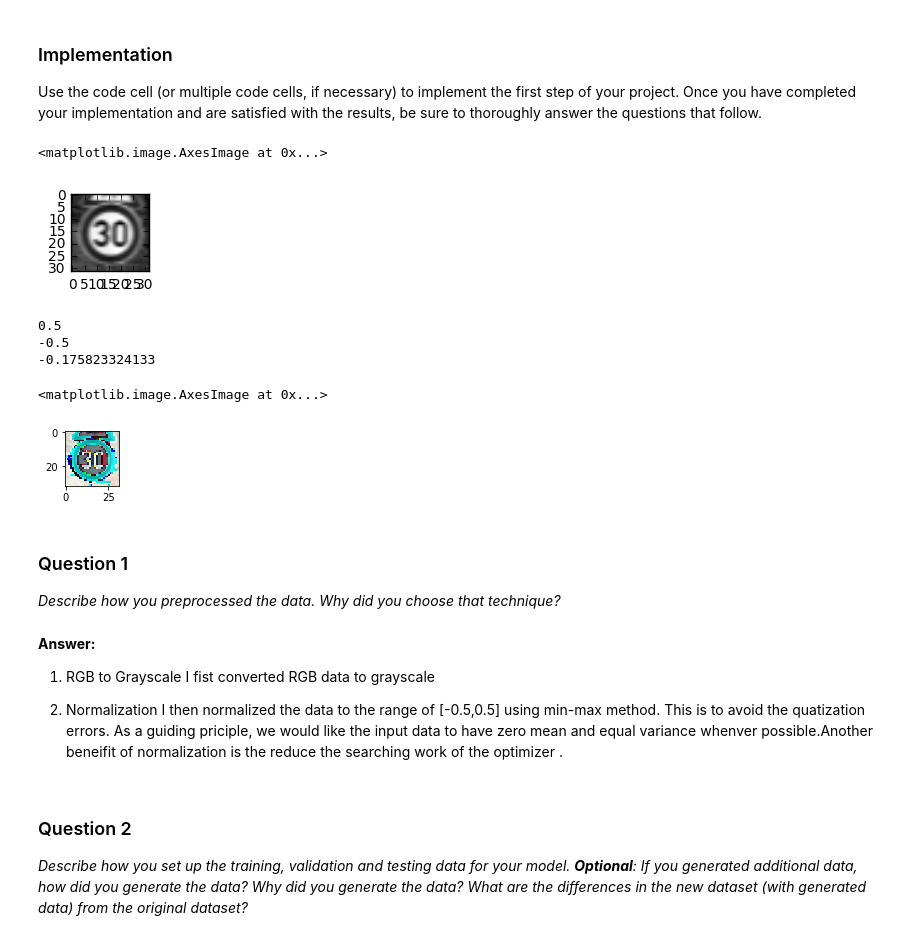
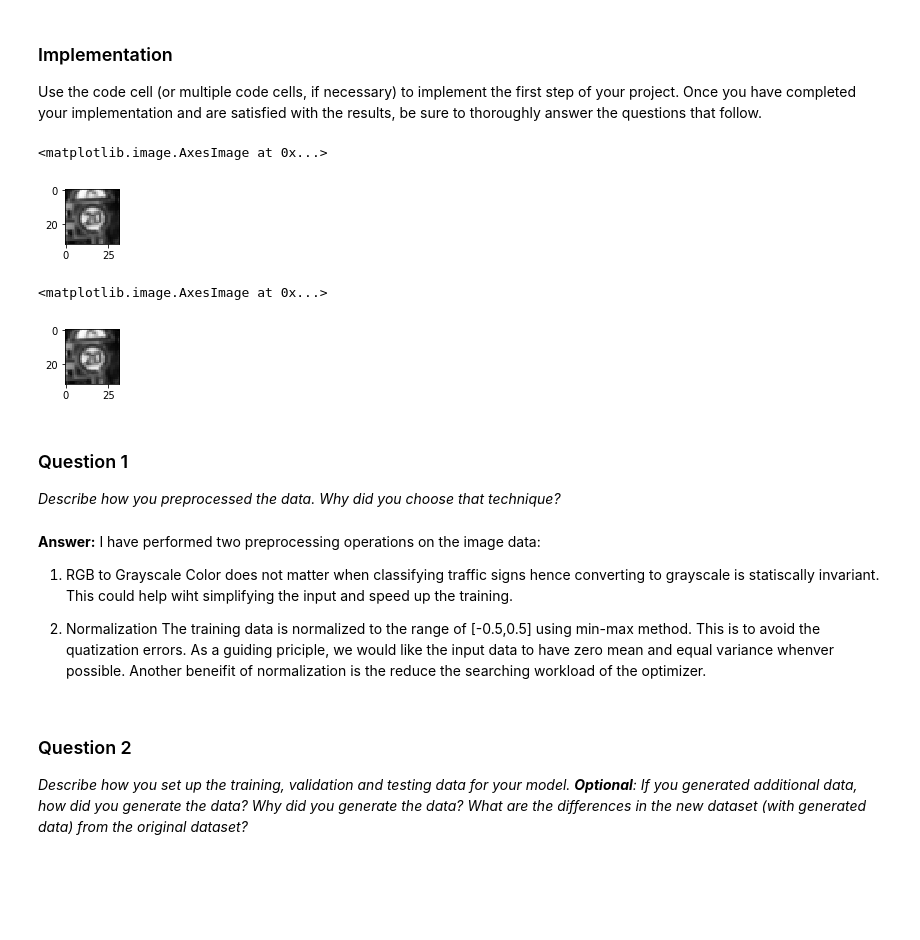
Before and after one commit to gothicmicky/MoocProjects, a Jupyter notebook: SelfDrivingCar/Term1/L11_TrafficSignClassifier/CarND-Traffic-Sign-Classifier-Project-Sharon/Traffic_Sign_Classifier.ipynb, the cells around one changed output. Drawn from its saved outputs; the diff is of its cells as text; code cells hidden in the pictures; blank space fills up the shorter version.

```diff
--- a/SelfDrivingCar/Term1/L11_TrafficSignClassifier/CarND-Traffic-Sign-Classifier-Project-Sharon/Traffic_Sign_Classifier.ipynb
+++ b/SelfDrivingCar/Term1/L11_TrafficSignClassifier/CarND-Traffic-Sign-Classifier-Project-Sharon/Traffic_Sign_Classifier.ipynb
@@ -122,8 +136,6 @@ Use the code cell (or multiple code cells, if necessary) to implement the first
 ### Preprocess the data here.
 # %%
 # RGB to grayscale
-import cv2
-
 if not is_features_grayscale:
     X_train = np.mean(X_train, axis=3,dtype=int)
     X_train.resize([X_train.shape[0],X_train.shape[1],X_train.shape[2],1])
@@ -132,42 +144,37 @@ if not is_features_grayscale:
     is_features_grayscale = True
 
 index = random.randint(0, len(X_train))
-image = X_train[1000].squeeze()
+image = X_train[0].squeeze()
 plt.figure(figsize=(1,1))
 plt.imshow(image, cmap="gray")
 # %% [output]
 <matplotlib.image.AxesImage at 0x...>
-[figure, old version]
+[figure, new version]
 # %%
 # Nomalize input image data
-import math
-
 def normalize_grayscale(image_data,min,max):
     """
     Normalize the image data with Min-Max scaling to a range of [min, max]
     :param image_data: The image data to be normalized
     :return: Normalized image data
     """
     # TODO: Implement Min-Max scaling for grayscale image data
     grayscale_min = 0
     grayscale_max = 255
     return min + ( ( (image_data - grayscale_min)*(max - min) )/( grayscale_max - grayscale_min ) )
 
 #X_train = X_train.astype('float32')
 if not is_features_normal:
     X_train = normalize_grayscale(X_train,-0.5,0.5)
     X_test = normalize_grayscale(X_test,-0.5,0.5)
     is_features_normal = True
 
 #assert(math.isclose(np.min(X_train), -0.5, abs_tol=1e-5) and math.isclose(np.max(X_train), 0.5, abs_tol=1e-5)), "The range of the training data is: %.1f to %.1f" % (np.min(X_train), np.max(X_train))
 #assert(math.isclose(np.min(X_val), -0.5, abs_tol=1e-5) and math.isclose(np.max(X_val), 0.5, abs_tol=1e-5)), "The range of the validation data is: %.1f to %.1f" % (np.min(X_val), np.max(X_val))
 index = random.randint(0, len(X_train))
-image = X_train[1000].squeeze()
+image = X_train[0].squeeze()
 plt.figure(figsize=(1,1))
 plt.imshow(image, cmap="gray")
 # %% [output]
-0.5
--0.5
--0.175823324133
+<matplotlib.image.AxesImage at 0x...>
-<matplotlib.image.AxesImage at 0x...>
-[figure, old version]
+[figure, new version]
@@ -179,11 +184,13 @@ plt.imshow(image, cmap="gray")
 _Describe how you preprocessed the data. Why did you choose that technique?_
 # %% [markdown]
 **Answer:**
+I have performed two preprocessing operations on the image data:
+
 1. RGB to Grayscale
-I fist converted RGB data to grayscale
+Color does not matter when classifying traffic signs hence converting to grayscale is statiscally invariant. This could help wiht simplifying the input and speed up the training.
 
 2. Normalization
-I then normalized the data to the range of [-0.5,0.5] using min-max method. This is to avoid the quatization errors. As a guiding priciple, we  would like  the input data to have zero mean and equal variance whenver possible.Another beneifit of normalization is the reduce the searching work of the optimizer .
+The training data is normalized to the range of [-0.5,0.5] using min-max method. This is to avoid the quatization errors. As a guiding priciple, we would like  the input data to have zero mean and equal variance whenver possible. Another beneifit of normalization is the reduce the searching workload of the optimizer.
 # %%
 ### Generate additional data (OPTIONAL!)
 ### and split the data into training/validation/testing sets here.
```
Also changed, not shown: parts of 21 cells of this notebook, 15 other files.
